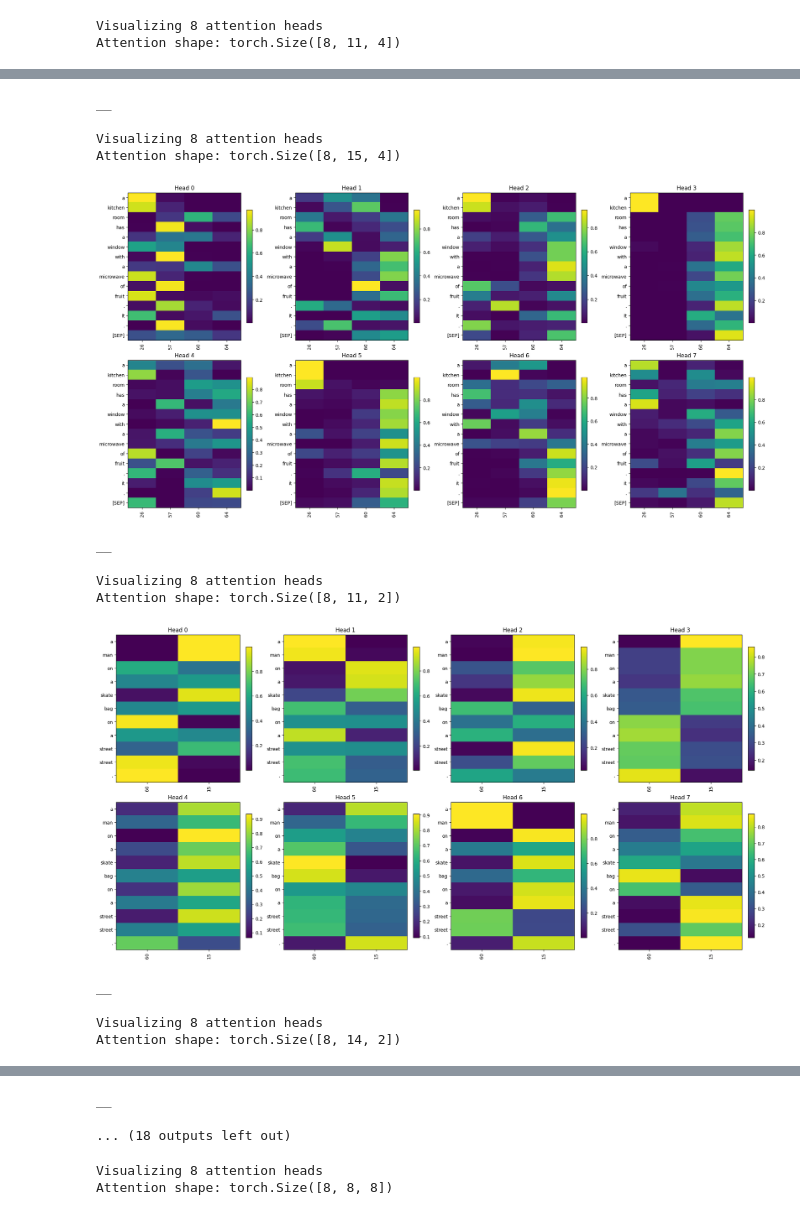
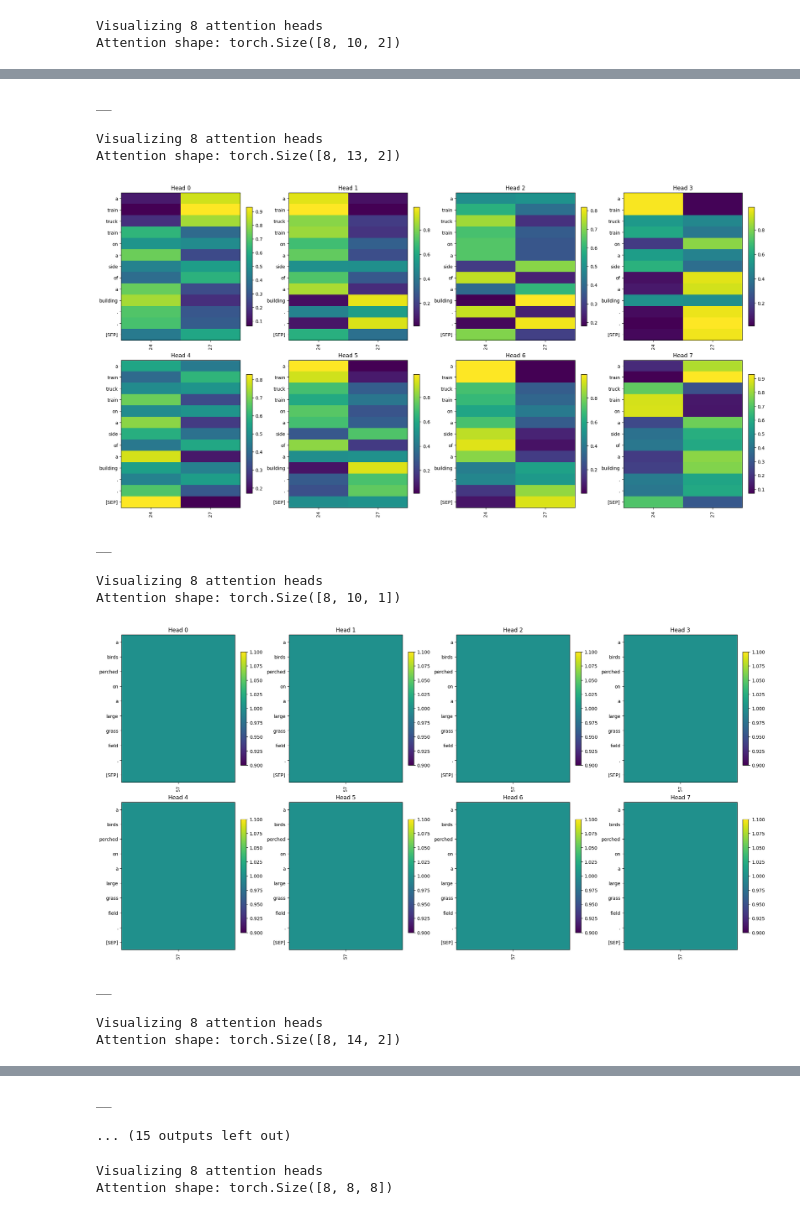
Before and after one commit to Walden-ea/emcomm_captions, a Jupyter notebook: src/objects_game/src/compate_attn.ipynb, the cells around one changed output, grey strips where cells are left out. Drawn from its saved outputs; the diff is of its cells as text; code cells hidden in the pictures.

```diff
--- a/src/objects_game/src/compate_attn.ipynb
+++ b/src/objects_game/src/compate_attn.ipynb
@@ -53,12 +53,14 @@ import matplotlib.pyplot as plt
 from datasets import load_from_disk
 from transformers import AutoTokenizer
 from translation import TransformerEncoder, TransformerDecoder
+# name = '2x_embedding_size_increase_dim__rnn_3_d_proper_sim_based_datasets_higher_5_temp_no_step_loss_from_90th_epoch_20_len'
+name = '3_distractors_proper'
 
 DEVICE = "cuda" if torch.cuda.is_available() else "cpu"
-
+checkpoint_path = f'/home/elena/emcomm/emcomm_captions/checkpoints/{name}/translation/checkpoint.pt'
 def decoder_attention(sample_id):
 
-    dataset = load_from_disk("/home/elena/emcomm/emcomm_captions/checkpoints/3_distractors_proper/messages/coco_val_message_captions_3_distractors")
+    dataset = load_from_disk(f"/home/elena/emcomm/emcomm_captions/checkpoints/{name}/messages/coco_val_message_captions_3_distractors")
     sample = dataset[sample_id]
 
     tokenizer = AutoTokenizer.from_pretrained("bert-base-uncased")
@@ -88,7 +90,7 @@ def decoder_attention(sample_id):
         num_heads=8
     ).to(DEVICE)
 
-    checkpoint = torch.load("/home/elena/emcomm/emcomm_captions/checkpoints/3_distractors_proper/translation/checkpoint.pt", map_location=DEVICE)
+    checkpoint = torch.load(checkpoint_path, map_location=DEVICE)
 
     encoder.load_state_dict(checkpoint["encoder"])
     decoder.load_state_dict(checkpoint["decoder"])
@@ -136,9 +138,9 @@ def decoder_attention(sample_id):
 
 # if __name__ == "__main__":
 # %%
-for i in range(10):
+for i in range(10,100,10):
     decoder_attention(i)
     print('__')
 # %% [output]
 Visualizing 8 attention heads
-Attention shape: torch.Size([8, 11, 4])
+Attention shape: torch.Size([8, 10, 2])
@@ -146,11 +148,11 @@ Attention shape: torch.Size([8, 11, 4])
 __
 Visualizing 8 attention heads
-Attention shape: torch.Size([8, 15, 4])
+Attention shape: torch.Size([8, 13, 2])
-[figure, old version]
+[figure, new version]
 __
 Visualizing 8 attention heads
-Attention shape: torch.Size([8, 11, 2])
+Attention shape: torch.Size([8, 10, 1])
-[figure, old version]
+[figure, new version]
 __
 Visualizing 8 attention heads
 Attention shape: torch.Size([8, 14, 2])
@@ -158,5 +160,5 @@ Attention shape: torch.Size([8, 14, 2])
 __
-... (18 outputs left out)
+... (15 outputs left out)
 # %%
 import torch
 import matplotlib.pyplot as plt
```
Also changed, not shown: parts of 1 cell of this notebook, 5 other files.
